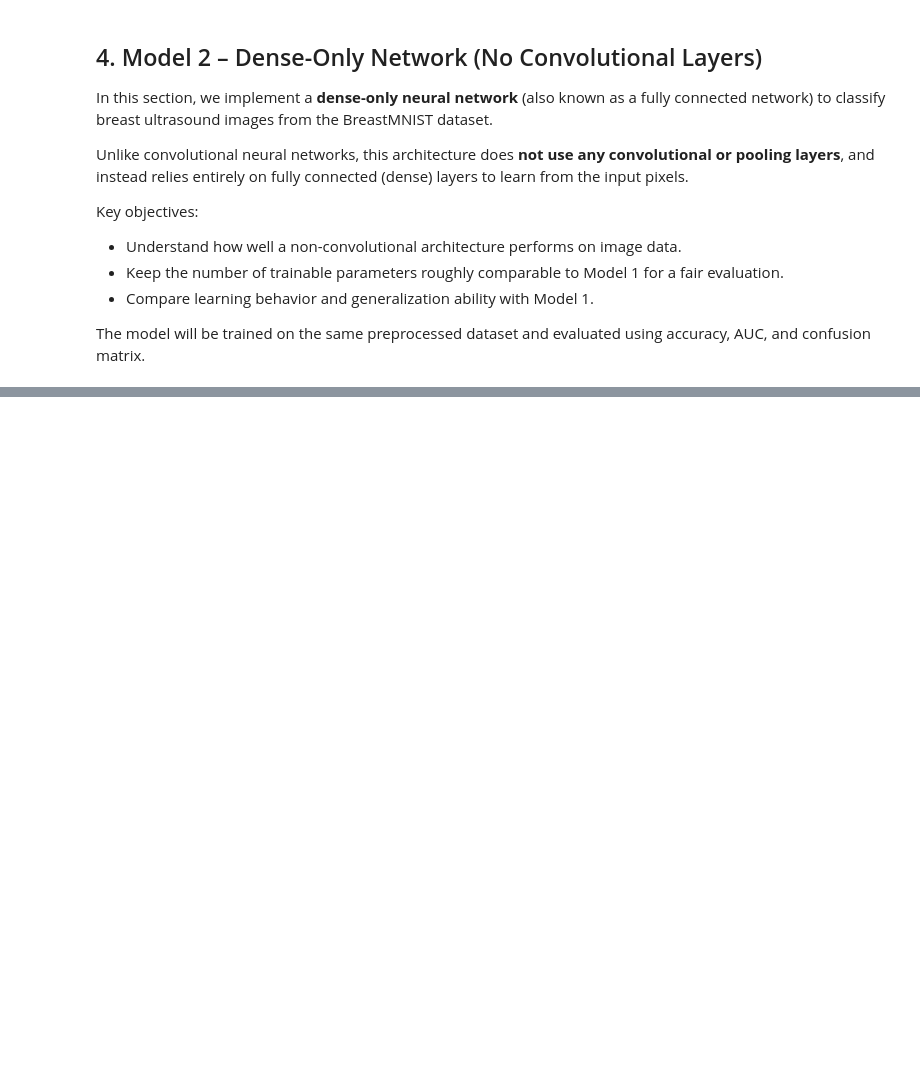
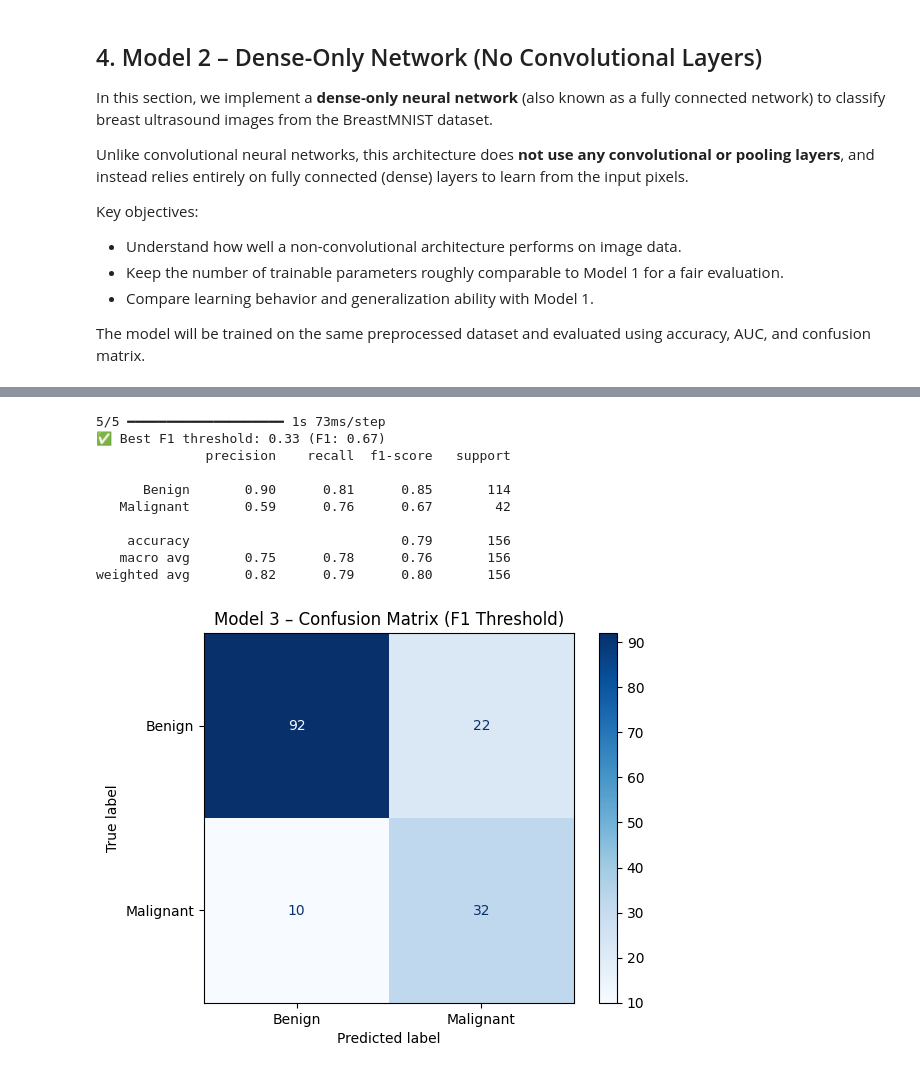
Before and after one commit to S-276/AC_50001, a Jupyter notebook: AC50001_BreastMNIST.ipynb, the cells around one changed output, grey strips where cells are left out. Saved outputs shown, nothing was run; the diff lists cells and outputs as text; code cells hidden in the pictures; blank space fills up the shorter version.

Commit message:
Model 3 completed

```diff
--- a/AC50001_BreastMNIST.ipynb
+++ b/AC50001_BreastMNIST.ipynb
@@ -439,0 +553,36 @@ weighted avg       0.83      0.82      0.79       156
+# %%
+from sklearn.metrics import f1_score, classification_report, confusion_matrix, ConfusionMatrixDisplay
+
+y_pred_probs = model3.predict(X_test).flatten()
+
+# F1-based threshold selection
+best_f1, best_thresh = 0, 0
+for t in np.arange(0.3, 0.8, 0.01):
+    preds = (y_pred_probs > t).astype(int)
+    f1 = f1_score(y_test[:, 1], preds)
+    if f1 > best_f1:
+        best_f1 = f1
+        best_thresh = t
+
+print(f"✅ Best F1 threshold: {best_thresh:.2f} (F1: {best_f1:.2f})")
+
+# Final predictions
+y_pred_final = (y_pred_probs > best_thresh).astype(int)
+
+# Evaluate
+print(classification_report(y_test[:, 1], y_pred_final, target_names=['Benign', 'Malignant']))
+ConfusionMatrixDisplay.from_predictions(y_test[:, 1], y_pred_final, display_labels=['Benign', 'Malignant'], cmap='Blues')
+plt.title("Model 3 – Confusion Matrix (F1 Threshold)")
+plt.show()
+# %% [output]
+5/5 ━━━━━━━━━━━━━━━━━━━━ 1s 73ms/step
+✅ Best F1 threshold: 0.33 (F1: 0.67)
+              precision    recall  f1-score   support
+
+      Benign       0.90      0.81      0.85       114
+   Malignant       0.59      0.76      0.67        42
+
+    accuracy                           0.79       156
+   macro avg       0.75      0.78      0.76       156
+weighted avg       0.82      0.79      0.80       156
+[figure, added]
```
Also changed, not shown: parts of 19 cells of this notebook.
